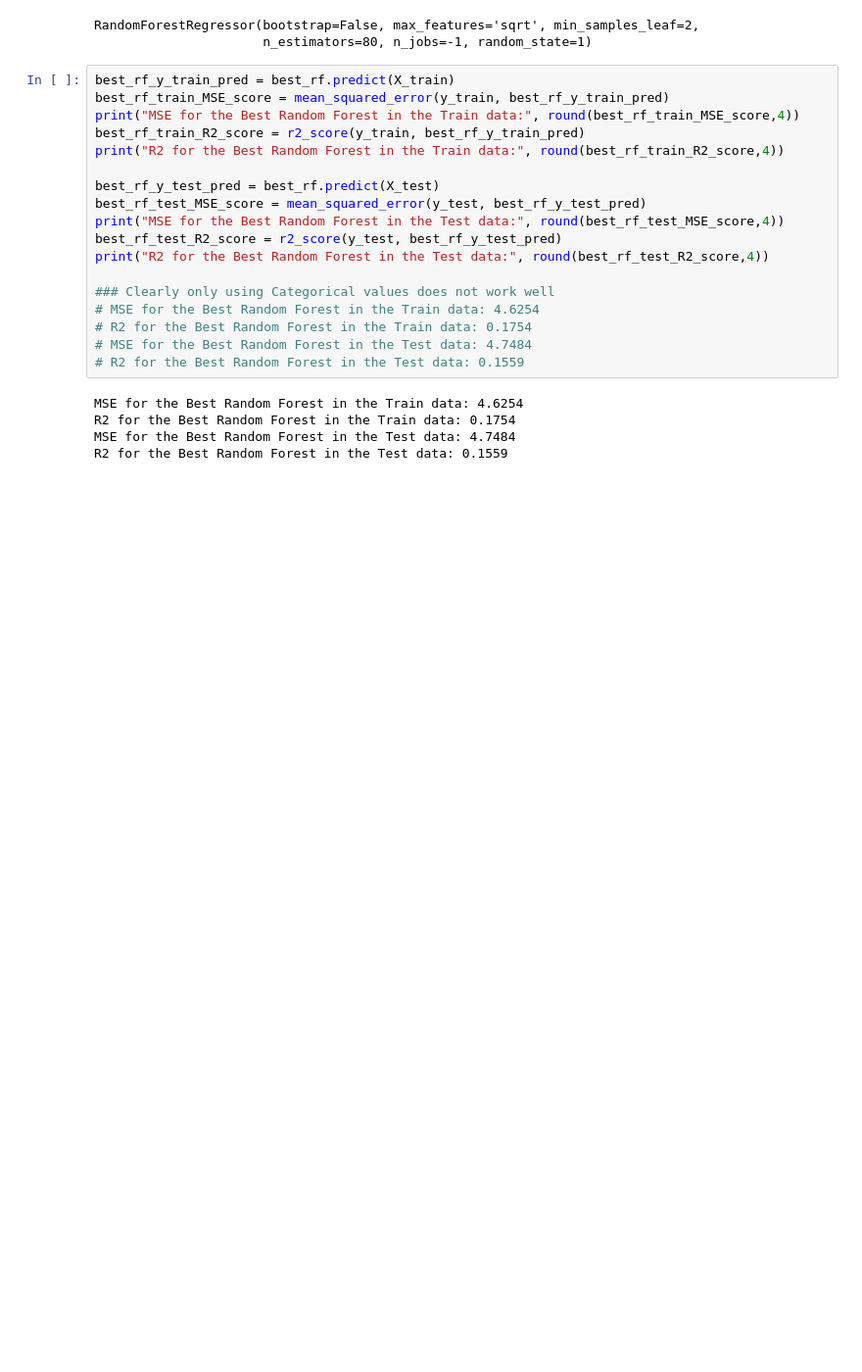
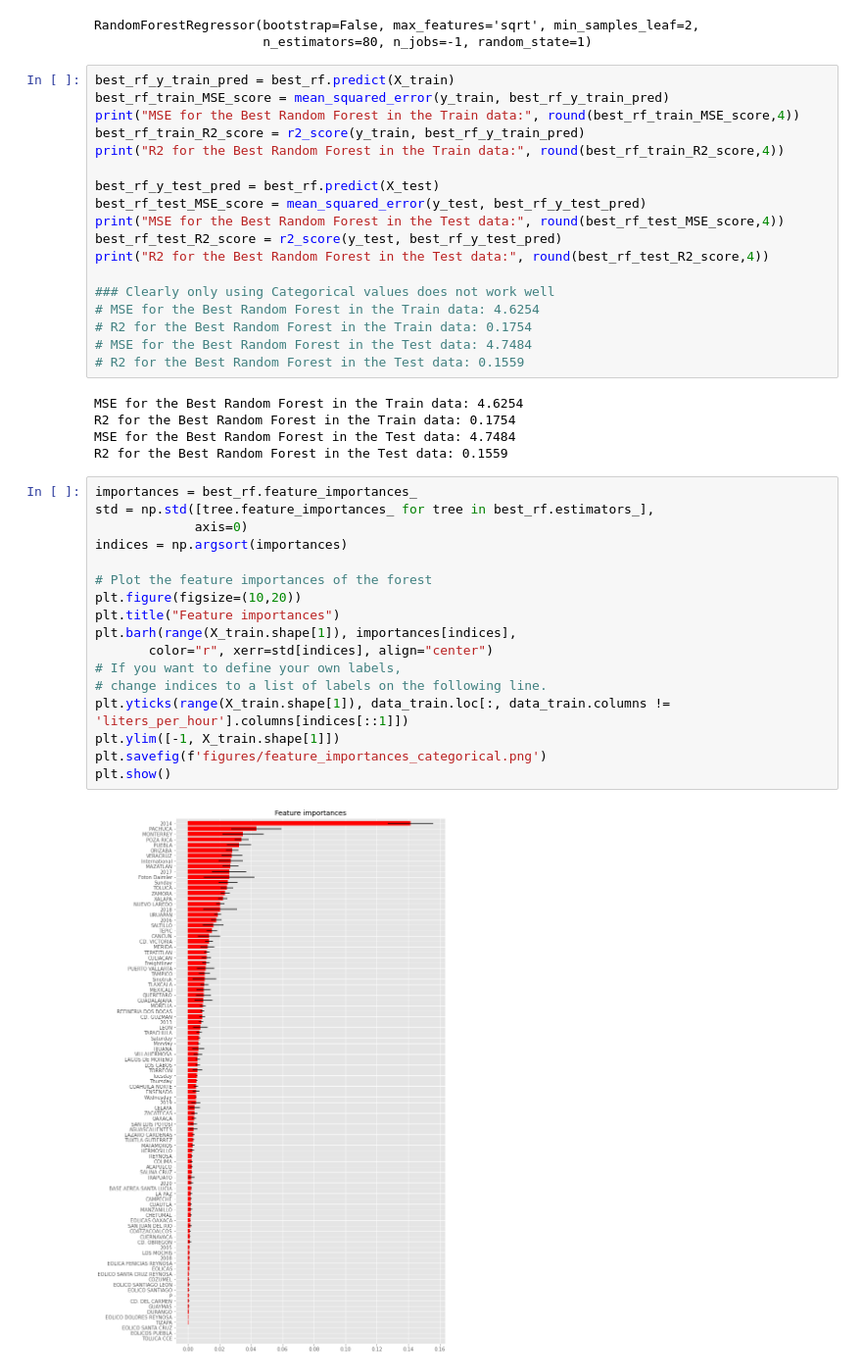
Before and after one commit to rgamerosl/capstone-project, a Jupyter notebook: EDA_city_categorical.ipynb, the cells around one changed output. Shown at 98% size. Cells and saved outputs as stored; diff of their text form; blank space fills up the shorter version.

Commit message:
Final version for categorical RandomForeste Model... still not very good model

```diff
--- a/EDA_city_categorical.ipynb
+++ b/EDA_city_categorical.ipynb
@@ -603,3 +605,22 @@ MSE for the Best Random Forest in the Train data: 4.6254
 R2 for the Best Random Forest in the Train data: 0.1754
 MSE for the Best Random Forest in the Test data: 4.7484
 R2 for the Best Random Forest in the Test data: 0.1559
+# %%
+importances = best_rf.feature_importances_
+std = np.std([tree.feature_importances_ for tree in best_rf.estimators_],
+             axis=0)
+indices = np.argsort(importances)
+
+# Plot the feature importances of the forest
+plt.figure(figsize=(10,20))
+plt.title("Feature importances")
+plt.barh(range(X_train.shape[1]), importances[indices],
+       color="r", xerr=std[indices], align="center")
+# If you want to define your own labels,
+# change indices to a list of labels on the following line.
+plt.yticks(range(X_train.shape[1]), data_train.loc[:, data_train.columns != 'liters_per_hour'].columns[indices[::1]])
+plt.ylim([-1, X_train.shape[1]])
+plt.savefig(f'figures/feature_importances_categorical.png')
+plt.show()
+# %% [output]
+[figure, added]
```
Also changed, not shown: parts of 1 cell of this notebook.
